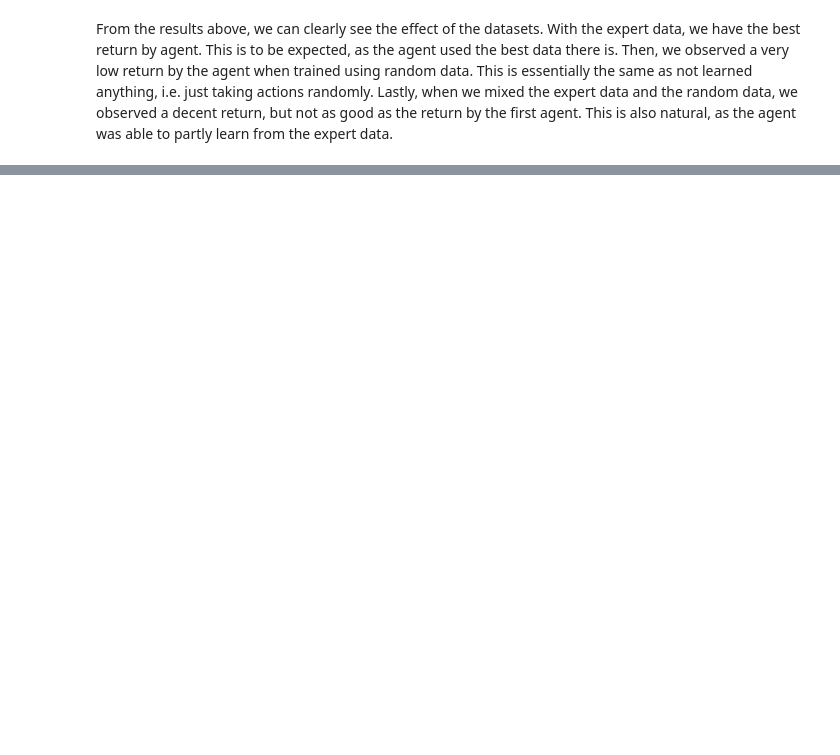
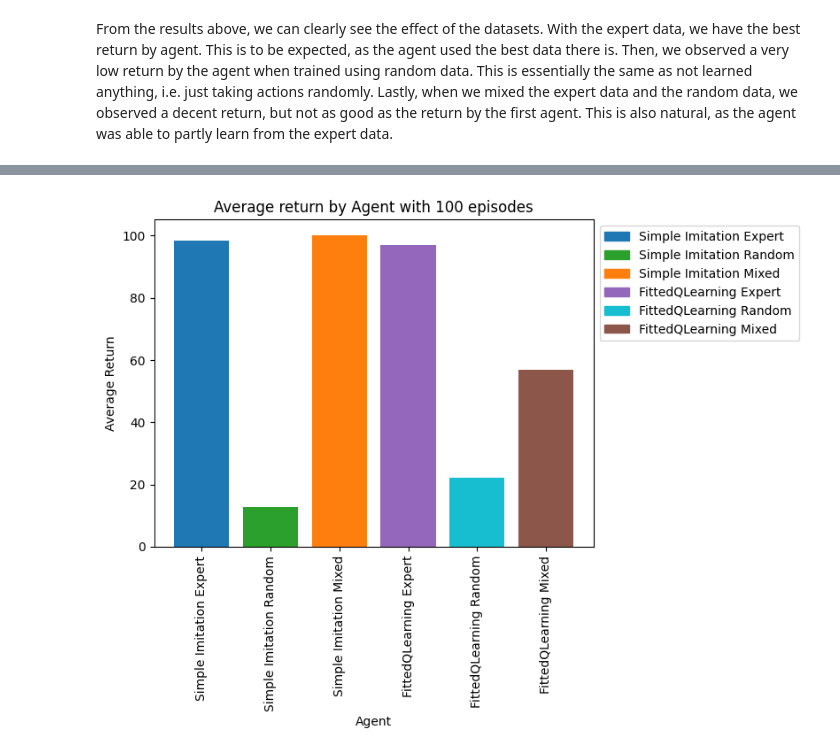
Before and after one commit to Ling01234/Offline-RL, a Jupyter notebook: assignment3_rl.ipynb, the cells around one changed output, grey strips where cells are left out. Drawn from its saved outputs; the diff is of its cells as text; code cells hidden in the pictures; blank space fills up the shorter version.

Commit message:
started bar plots

```diff
--- a/assignment3_rl.ipynb
+++ b/assignment3_rl.ipynb
@@ -312,10 +324,14 @@ Here, we will run a test run on the model, and see how it performs
 def test_model():
     env = gym.make("CartPole-v1")
     qlearning = Qlearning(env, ALPHA, GAMMA, EPSILON, EPISODES, BINS, SEED)
-    model_rewards = qlearning.gather_episodes_agent(500)
-    random_rewards = qlearning.gather_episodes_random(500)
-    print(f"Simple imitation with expert agent reward: {model_rewards}")
-    print(f"Simple imitation with random agent reward: {random_rewards}")
+    qlearning.gather_episodes_agent(500)
+    qlearning.gather_episodes_random(500)
+    imitation_expert = SimpleImitation(env, qlearning.behavior_episodes3)
+    expert_reward = imitation_expert.forward()
+    imitation_random = SimpleImitation(env, qlearning.random_episodes3)
+    random_reward = imitation_random.forward()
+    print(f"Simple imitation with expert agent reward: {expert_reward}")
+    print(f"Simple imitation with random agent reward: {random_reward}")
     env.close()
     return qlearning.behavior_episodes1, qlearning.random_episodes1, qlearning.behavior_episodes2, qlearning.random_episodes2, qlearning.behavior_episodes3, qlearning.random_episodes3
 
@@ -343,7 +359,7 @@ mixed_data500 = mixed_data_expert[:int(len(mixed_data)/2)]
 # Fitted Q-Learning
 # %%
 class FittedQLearning:
-    def __init__(self, env, buffer, alpha=0.001, gamma=0.99, num_episodes=500, batch_size=64, buffer_size=5000, approximator="linear"):
+    def __init__(self, env, buffer, gamma=0.99, num_episodes=500, batch_size=64, buffer_size=5000, approximator="linear"):
         self.env = env
         self.gamma = gamma
         self.num_episodes = num_episodes
@@ -353,7 +369,6 @@ class FittedQLearning:
         self.state_space = env.observation_space.shape[0]
         self.action_space = env.action_space.n
         self.approximator = approximator
-        self.alpha = alpha
         self.Qvalues = np.random.uniform(low=-0.001, high=0.001,
                                          size=(10, 10, 10, 10, self.action_space))
         self.lowerbound = env.observation_space.low
@@ -499,0 +517,66 @@ From the results above, we can clearly see the effect of the datasets. With the
+# %%
+def plot(size):
+    env = gym.make("CartPole-v1")
+    if size == 100:
+        expert = data_expert100
+        rand = data_random100
+        mixed = mixed_data100
+    elif size == 250:
+        expert = data_expert250
+        rand = data_random250
+        mixed = mixed_data250
+    else: # size == 500
+        expert = data_expert500
+        rand = data_random500
+        mixed = mixed_data500
+
+    imitation_expert = SimpleImitation(env, expert)
+    imitation_reward_expert = imitation_expert.forward(100)
+    imitation_reward_expert = np.mean(imitation_reward_expert)
+
+    imitation_random = SimpleImitation(env, rand)
+    imitation_reward_random = imitation_random.forward(100)
+    imitation_reward_random = np.mean(imitation_reward_random)
+
+    imitation_mixed = SimpleImitation(env, mixed)
+    imitation_reward_mixed = imitation_mixed.forward(100)
+    imitation_reward_mixed = np.mean(imitation_reward_mixed)
+
+    fitted_expert = FittedQLearning(env, expert)
+    fitted_expert.train()
+    fitted_reward_expert = fitted_expert.test(100)
+    fitted_reward_expert = np.mean(fitted_reward_expert)
+
+    fitted_random = FittedQLearning(env, rand)
+    fitted_random.train()
+    fitted_reward_random= fitted_random.test(100)
+    fitted_reward_random= np.mean(fitted_reward_random)
+
+    fitted_mixed = FittedQLearning(env, mixed)
+    fitted_mixed.train()
+    fitted_reward_mixed = fitted_mixed.test(100)
+    fitted_reward_mixed = np.mean(fitted_reward_mixed)
+
+    model = ["Simple Imitation Expert", "Simple Imitation Random", "Simple Imitation Mixed", "FittedQLearning Expert", "FittedQLearning Random", "FittedQLearning Mixed"]
+    returns = [imitation_reward_expert, imitation_reward_random, imitation_reward_mixed, fitted_reward_expert, fitted_reward_random, fitted_reward_mixed]
+    colors = [mcolors.TABLEAU_COLORS["tab:blue"],
+              mcolors.TABLEAU_COLORS["tab:green"],
+              mcolors.TABLEAU_COLORS["tab:orange"],
+              mcolors.TABLEAU_COLORS["tab:purple"],
+              mcolors.TABLEAU_COLORS["tab:cyan"],
+              mcolors.TABLEAU_COLORS["tab:brown"],
+              ]
+
+    plt.bar(model, returns, color=colors)
+    plt.ylabel("Average Return")
+    plt.xlabel("Agent")
+    plt.xticks(rotation="vertical")
+    plt.title(f"Average return by Agent with {size} episodes")
+
+    handles = [plt.Rectangle((0,0), 1, 1, color=color) for color in colors]
+    plt.legend(handles, model, loc="best", bbox_to_anchor = (1, 1))
+    plt.show()
+
+plot(100)
+# %% [output]
+[figure, added]
```
Also changed, not shown: parts of 7 cells of this notebook.
